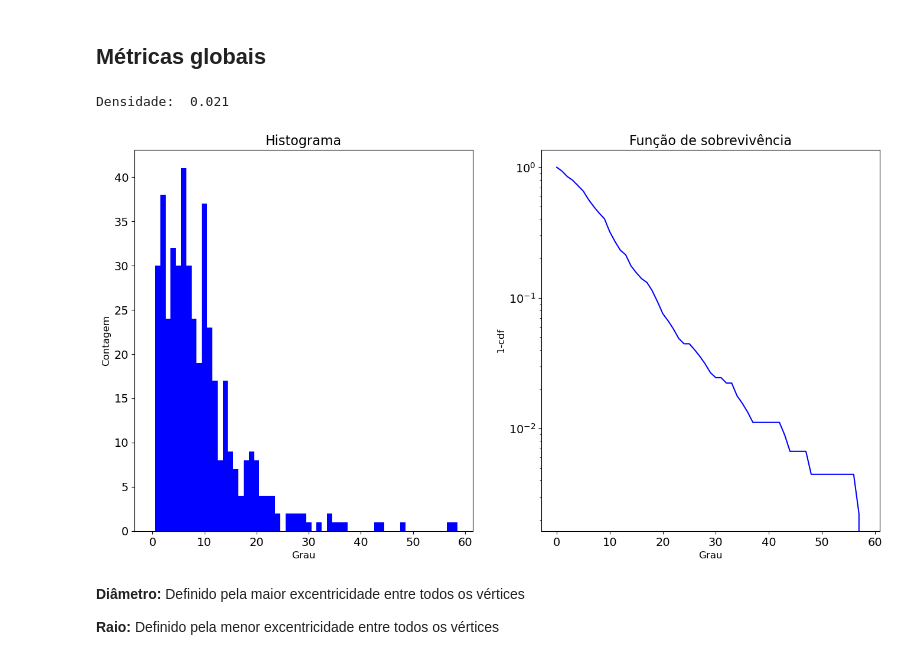
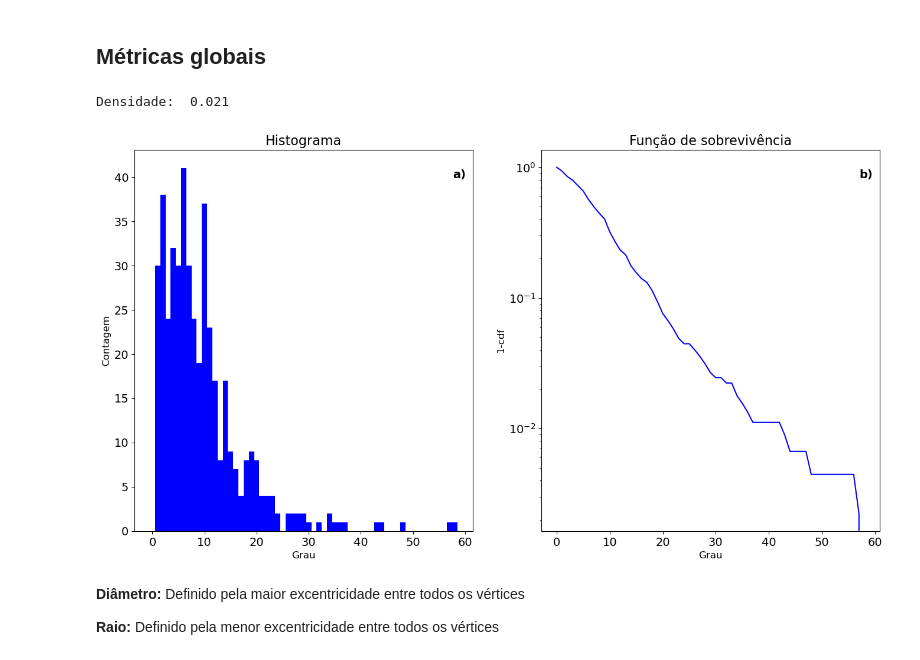
Before and after one commit to PedroJoas/Glioblastoma-RedePPI, a Jupyter notebook: exploratoria.ipynb, the cells around one changed output. Saved outputs shown, nothing was run; the diff lists cells and outputs as text; code cells hidden in the pictures.

```diff
--- a/exploratoria.ipynb
+++ b/exploratoria.ipynb
@@ -47,27 +47,36 @@ Rede conectada: Sim
 # %%
 print(f'Densidade: {nx.density(G): .3f}')
 fig, axs = plt.subplots(1,2, figsize=(14,8))
 
 hist = nx.degree_histogram(G)
 degrees = np.array(range(len(hist)))
 
 axs[0].bar(degrees, hist, color='blue', width=1.0)
 axs[0].set_title('Histograma')
 axs[0].set_xlabel('Grau')
 axs[0].set_ylabel('Contagem')
-
+axs[0].text(0.98, 0.95, 'a)',
+        transform=axs[0].transAxes,
+        va='top', ha='right',
+        fontsize=14,
+        fontweight='bold')
 cumhist = 1-np.cumsum(hist)/np.sum(hist)
 axs[1].semilogy(degrees, cumhist, color='blue')
 axs[1].set_title('Função de sobrevivência')
 axs[1].set_xlabel('Grau')
 axs[1].set_ylabel('1-cdf')
-
+axs[1].text(0.98, 0.95, 'b)',
+        transform=axs[1].transAxes,
+        va='top', ha='right',
+        fontsize=14,
+        fontweight='bold')
 
 plt.tight_layout(pad=2)
+plt.savefig('dist_graus.png',format="PNG", dpi=300)
 plt.show()
 # %% [output]
 Densidade:  0.021
-[figure, old version]
+[figure, new version]
 # %% [markdown]
 **Diâmetro:** Definido pela maior excentricidade entre todos os vértices
 
```
Also changed, not shown: parts of 2 cells of this notebook, 1 other file.
